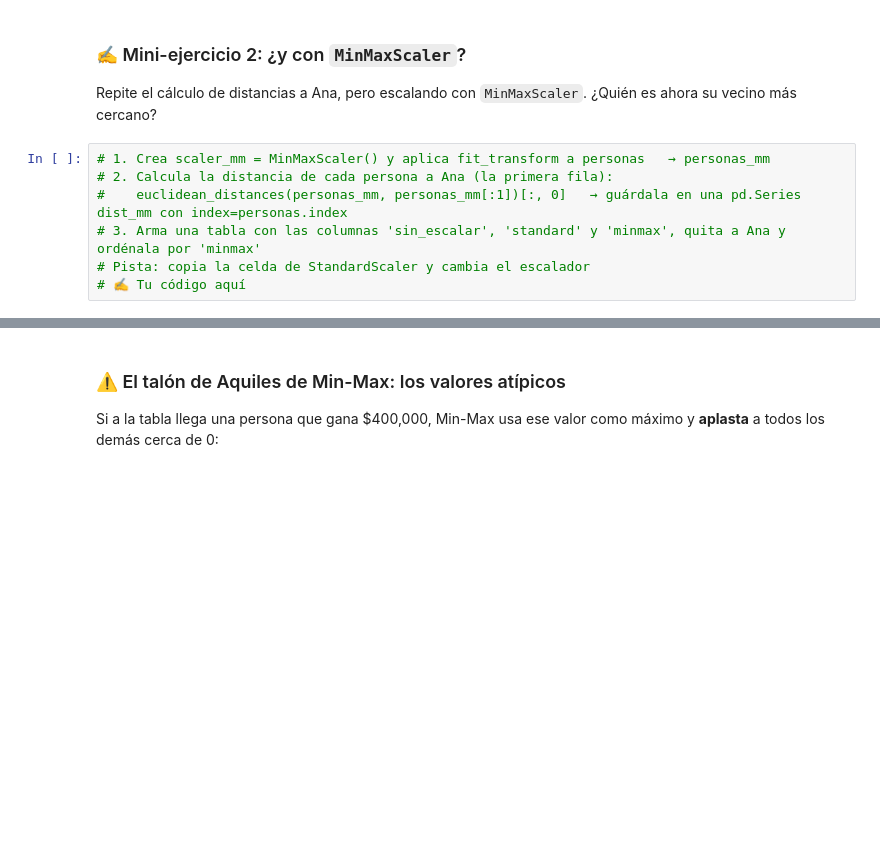
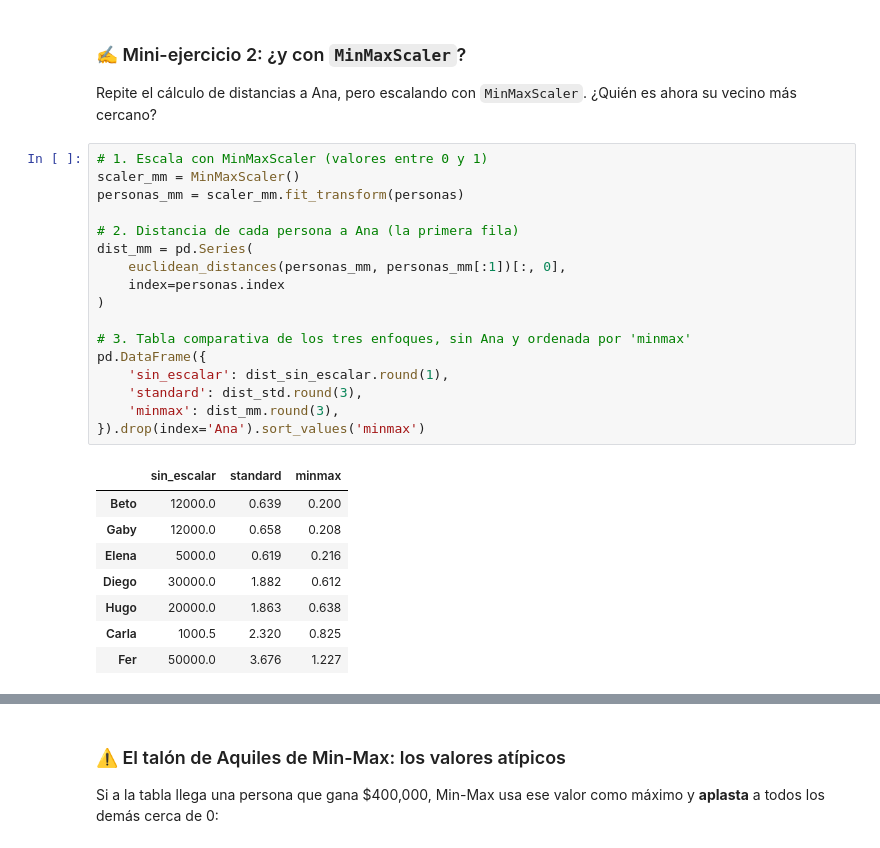
Before and after one commit to catalinaelizondor-jpg/643153-aprendizaje-no-supervisado-student, a Jupyter notebook: 00-fundamentos/fundamentos.ipynb, the cells around one changed output, grey strips where cells are left out. Cells and saved outputs as stored; diff of their text form; blank space fills up the shorter version.

```diff
--- a/00-fundamentos/fundamentos.ipynb
+++ b/00-fundamentos/fundamentos.ipynb
@@ -759,12 +774,31 @@ Desviación aprendida: edad = 14.23 años | salario = $19,241.88
 
 Repite el cálculo de distancias a Ana, pero escalando con `MinMaxScaler`. ¿Quién es ahora su vecino más cercano?
 # %%
-# 1. Crea scaler_mm = MinMaxScaler() y aplica fit_transform a personas   → personas_mm
-# 2. Calcula la distancia de cada persona a Ana (la primera fila):
-#    euclidean_distances(personas_mm, personas_mm[:1])[:, 0]   → guárdala en una pd.Series dist_mm con index=personas.index
-# 3. Arma una tabla con las columnas 'sin_escalar', 'standard' y 'minmax', quita a Ana y ordénala por 'minmax'
-# Pista: copia la celda de StandardScaler y cambia el escalador
-# ✍️ Tu código aquí
+# 1. Escala con MinMaxScaler (valores entre 0 y 1)
+scaler_mm = MinMaxScaler()
+personas_mm = scaler_mm.fit_transform(personas)
+
+# 2. Distancia de cada persona a Ana (la primera fila)
+dist_mm = pd.Series(
+    euclidean_distances(personas_mm, personas_mm[:1])[:, 0],
+    index=personas.index
+)
+
+# 3. Tabla comparativa de los tres enfoques, sin Ana y ordenada por 'minmax'
+pd.DataFrame({
+    'sin_escalar': dist_sin_escalar.round(1),
+    'standard': dist_std.round(3),
+    'minmax': dist_mm.round(3),
+}).drop(index='Ana').sort_values('minmax')
+# %% [output]
+|  | sin_escalar | standard | minmax |
+| Beto | 12000.0 | 0.639 | 0.200 |
+| Gaby | 12000.0 | 0.658 | 0.208 |
+| Elena | 5000.0 | 0.619 | 0.216 |
+| Diego | 30000.0 | 1.882 | 0.612 |
+| Hugo | 20000.0 | 1.863 | 0.638 |
+| Carla | 1000.5 | 2.320 | 0.825 |
+| Fer | 50000.0 | 3.676 | 1.227 |
 # %% [markdown]
 ✍️ **¿Qué observas?** ¿Quién es el vecino más cercano de Ana con `MinMaxScaler`? ¿Coincide con `StandardScaler`? ¿En qué coinciden los dos escaladores y en qué no?
 
```
Also changed, not shown: parts of 5 cells of this notebook, 7 other files.
